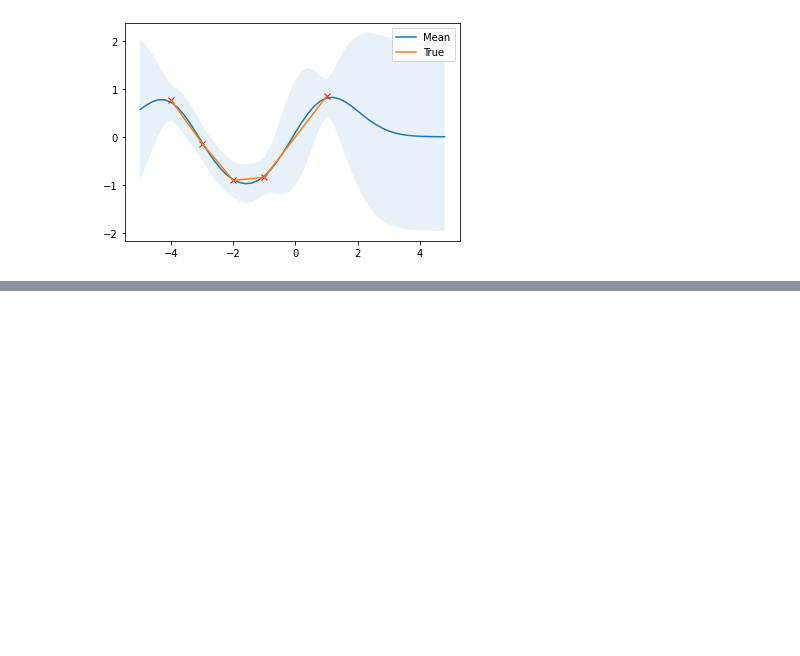
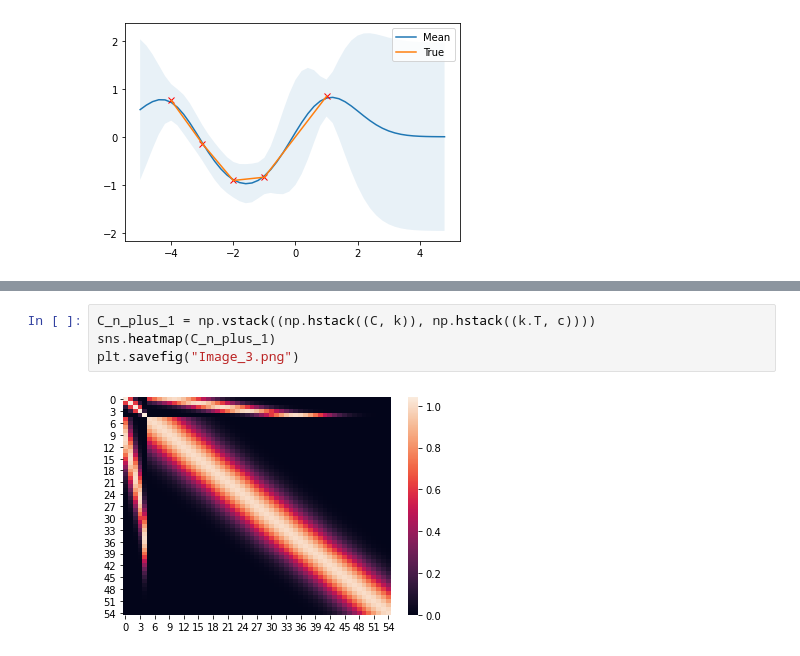
Before and after one commit to Yashprime1/IIIT-Dharwad-ML-Tutorial---By-Dr.-Arun-Chauhan-, a Jupyter notebook: Arun Sir/Tutorial-6/gaussian_process.ipynb, the cells around one changed output, grey strips where cells are left out. Cells and saved outputs as stored; diff of their text form; blank space fills up the shorter version.

```diff
--- a/Arun Sir/Tutorial-6/gaussian_process.ipynb
+++ b/Arun Sir/Tutorial-6/gaussian_process.ipynb
@@ -52,0 +63,6 @@ plt.plot(X_train,Y_train,label='True')
+# %%
+C_n_plus_1 = np.vstack((np.hstack((C, k)), np.hstack((k.T, c))))
+sns.heatmap(C_n_plus_1)
+plt.savefig("Image_3.png")
+# %% [output]
+[figure, added]
```
Also changed, not shown: parts of 2 cells of this notebook, 2 other files.
